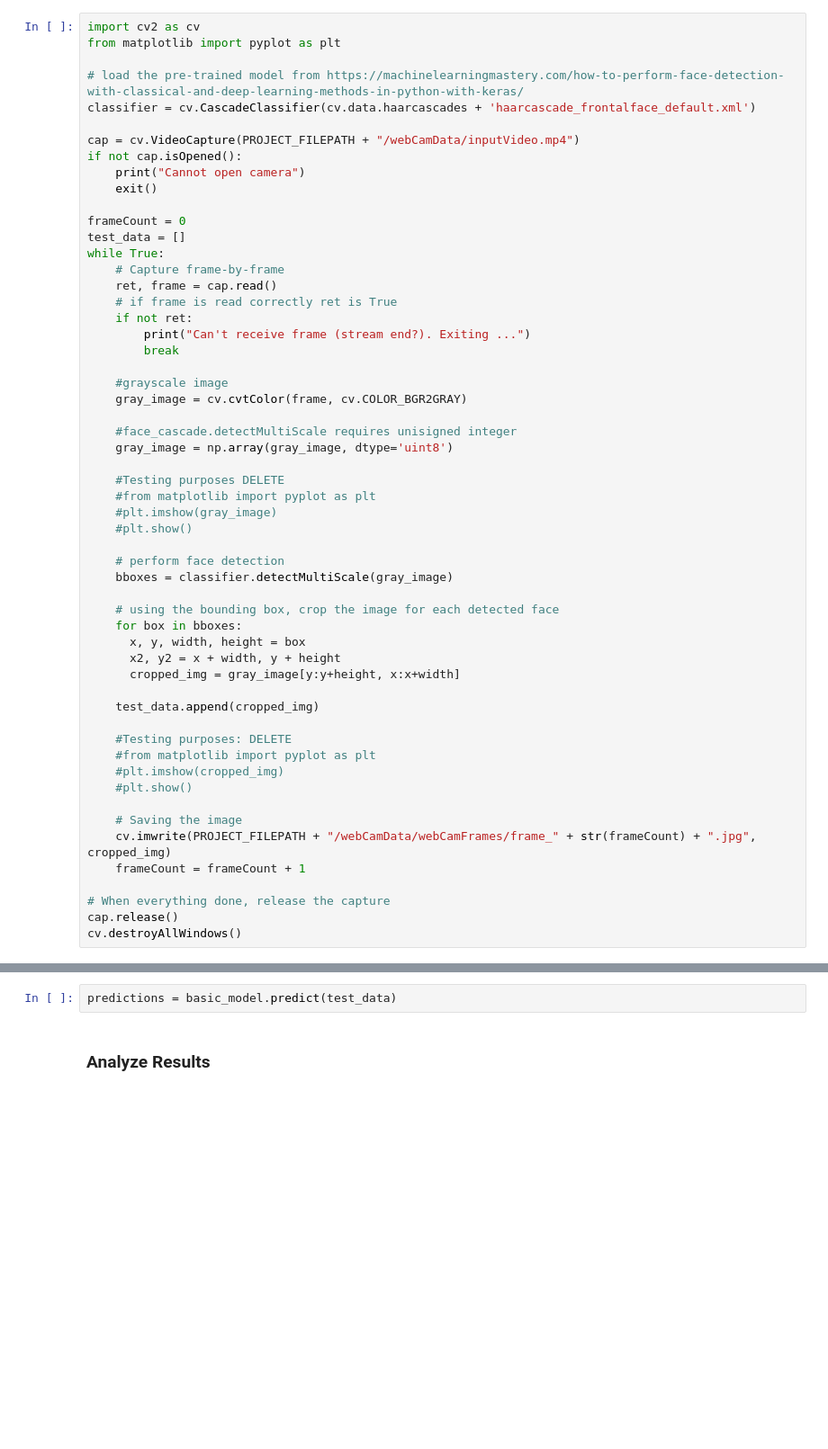
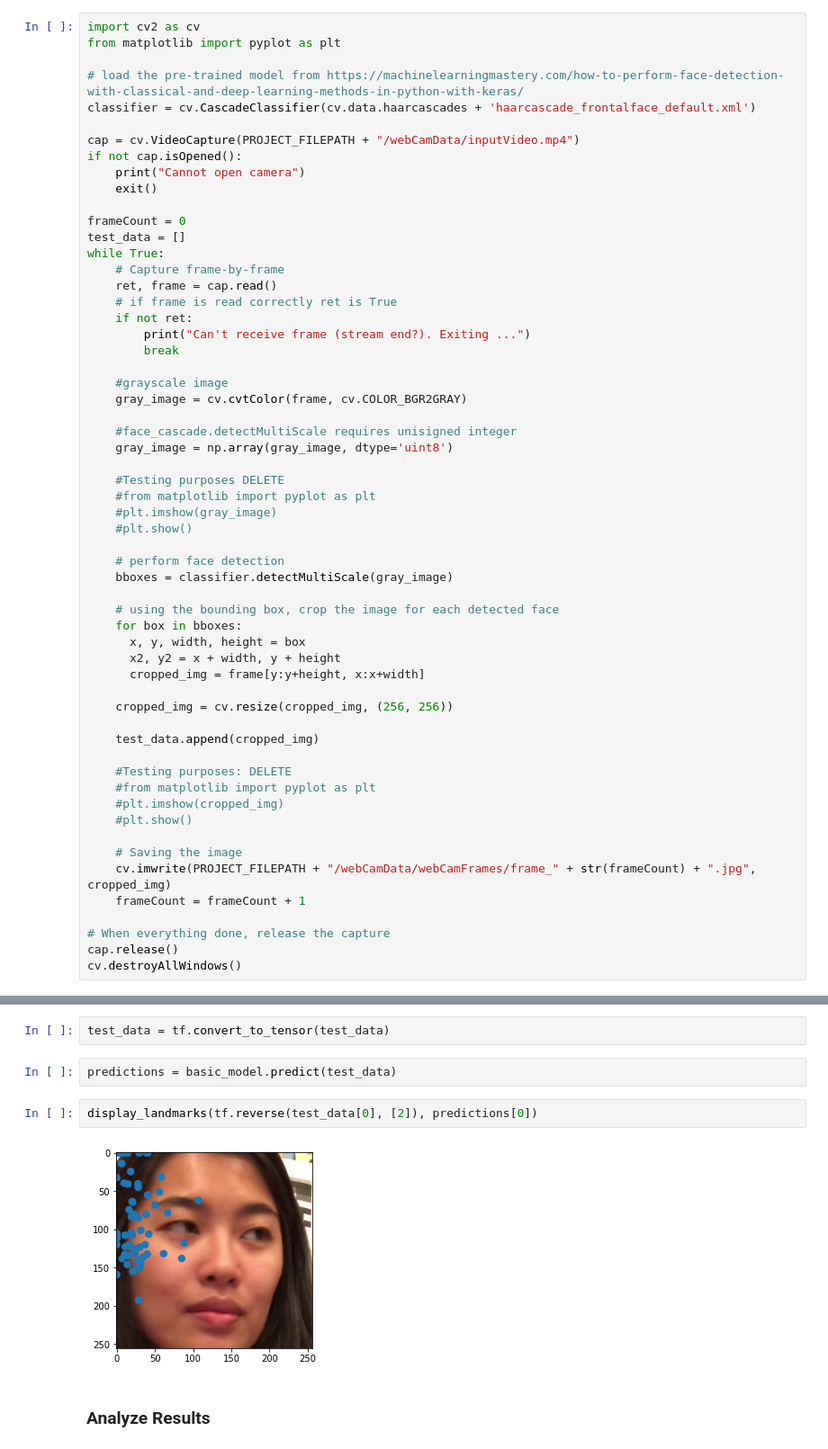
Before and after one commit to Waidhoferj/CSC-566-Project, a Jupyter notebook: FacialLandmarks.ipynb, the cells around one changed output, grey strips where cells are left out. Shown at 90% size. Cells and saved outputs as stored; diff of their text form; blank space fills up the shorter version.

Commit message:
Facial landmarks are printed on cropped webcam data

```diff
--- a/FacialLandmarks.ipynb
+++ b/FacialLandmarks.ipynb
@@ -195,7 +195,9 @@ while True:
     for box in bboxes:
       x, y, width, height = box
       x2, y2 = x + width, y + height
-      cropped_img = gray_image[y:y+height, x:x+width]
+      cropped_img = frame[y:y+height, x:x+width]
+
+    cropped_img = cv.resize(cropped_img, (256, 256))
 
     test_data.append(cropped_img)
 
@@ -220,5 +218,11 @@ ValueError: ignored
+# %%
+test_data = tf.convert_to_tensor(test_data)
 # %%
 predictions = basic_model.predict(test_data)
+# %%
+display_landmarks(tf.reverse(test_data[0], [2]), predictions[0])
+# %% [output]
+[figure, added]
 # %% [markdown]
 ### Analyze Results
 # %%
```
Also changed, not shown: parts of 2 cells of this notebook.
